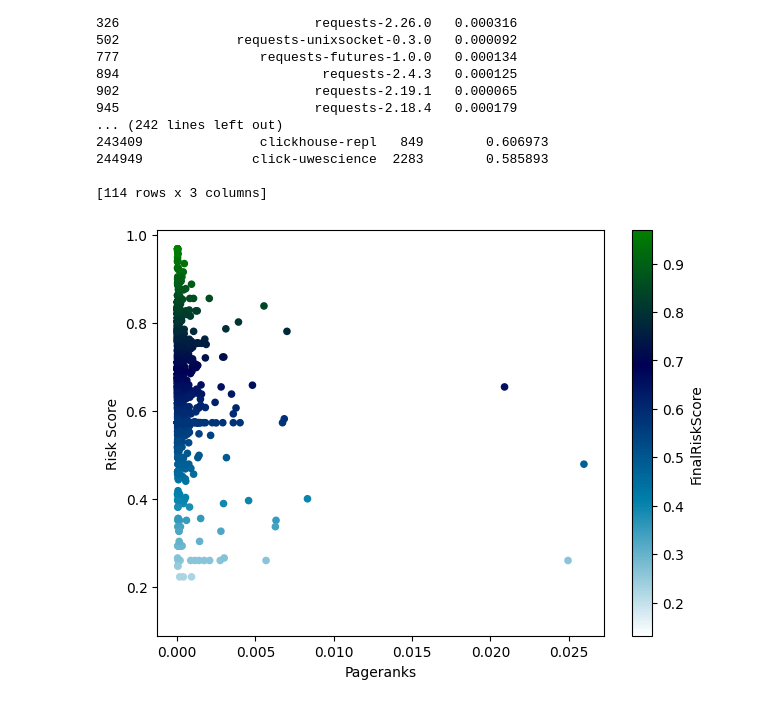
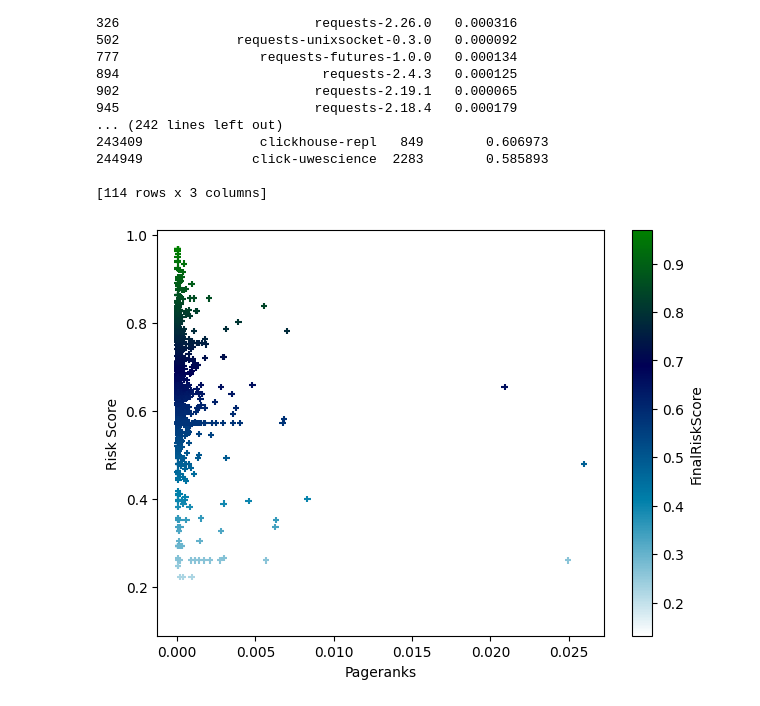
Before and after one commit to rahmanziaur/TestGraphTheory, a Jupyter notebook: 1_Pagerank_and_RiskScore.ipynb, the cells around one changed output. Cells and saved outputs as stored; diff of their text form; code cells hidden in the pictures.

```diff
--- a/1_Pagerank_and_RiskScore.ipynb
+++ b/1_Pagerank_and_RiskScore.ipynb
@@ -124,23 +124,24 @@ df_pr.to_csv('final.csv')
 # %%
 import pandas as pd
 import matplotlib.pyplot as plt
 import numpy as np
 
 
 df = pd.read_csv('https://raw.githubusercontent.com/rahmanziaur/TestGraphTheory/main/Preprocessed-2.csv')
 #df = pd.read_csv('https://raw.githubusercontent.com/rahmanziaur/TestGraphTheory/main/pr-risk-small.csv')
 
 # plt.plot(x,pdf , color = 'red')
 
 #fig, ax = plt.subplots(nrows=1, ncols=1)
+#figure(num=None, figsize=(12, 6), dpi=400, facecolor='w', edgecolor='b')
 
-ax = df.plot.scatter(x='Pageranks', y='FinalRiskScore', c='FinalRiskScore', cmap='ocean_r')
+ax = df.plot.scatter(x='Pageranks', y='FinalRiskScore', c='FinalRiskScore', marker='+', cmap='ocean_r')
 
 plt.xlabel('Pageranks')
 plt.ylabel('Risk Score')
 
 plt.tight_layout()
-plt.savefig('f6.png')
+plt.savefig('score-vs-pr.png', edgecolor='black', dpi=2400, transparent=False)
 plt.show()
 # %% [output]
-[figure, old version]
+[figure, new version]
```
Also changed, not shown: parts of 1 cell of this notebook.
